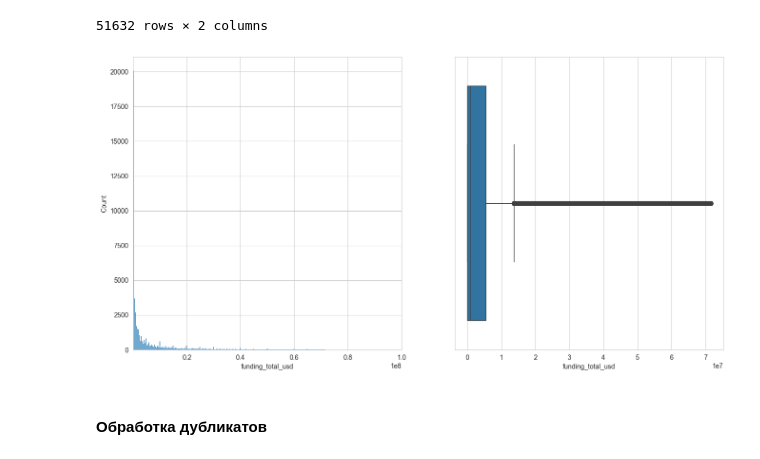
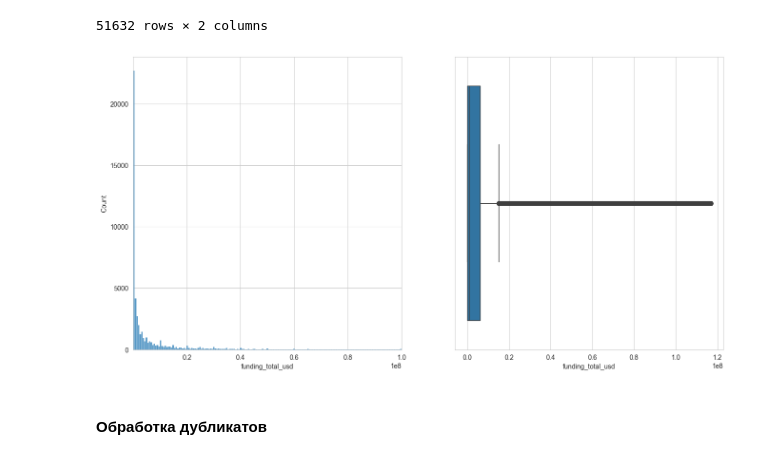
Before and after one commit to Moncervers/startup_closure_prediction, a Jupyter notebook: startup_close_prediction.ipynb, the cells around one changed output. Cells and saved outputs as stored; diff of their text form; code cells hidden in the pictures.

```diff
--- a/startup_close_prediction.ipynb
+++ b/startup_close_prediction.ipynb
@@ -299,8 +299,11 @@ def fill_missing_values(data:pd.DataFrame) -> pd.DataFrame:
 
     return data
 # %%
-# Удаляем пропуски в тренировочком датасете
+# Удаляем пропуски в тренировочном датасете
 df = fill_missing_values(df)
+
+# Заполняем пропуски в closed_at датой
+df['closed_at'] = df['closed_at'].fillna('2018-01-01')
 # %% [output]
 A value is trying to be set on a copy of a slice from a DataFrame.
 Try using .loc[row_indexer,col_indexer] = value instead
@@ -363,18 +366,18 @@ df.sort_values(by=['funding_total_usd'], ascending=False)[['funding_total_usd',
 51632 rows × 2 columns
 # %%
 # Удаляем первые 30 самых больших значений
-df = df.sort_values('funding_total_usd', ascending=False).iloc[2000:]
+df = df.sort_values('funding_total_usd', ascending=False).iloc[1000:]
 
 fig, ax = plt.subplots(1, 2, figsize=(16, 8))
 
 ax[0].set_xlim(1, 100000000)
 sns.histplot(data=df, x='funding_total_usd', bins=200, ax=ax[0])
 
 sns.boxplot(data=df, x='funding_total_usd', ax=ax[1])
 
 plt.show()
 # %% [output]
-[figure, old version]
+[figure, new version]
 # %% [markdown]
 #### Обработка дубликатов
 # %%
```
Also changed, not shown: parts of 54 cells of this notebook.
